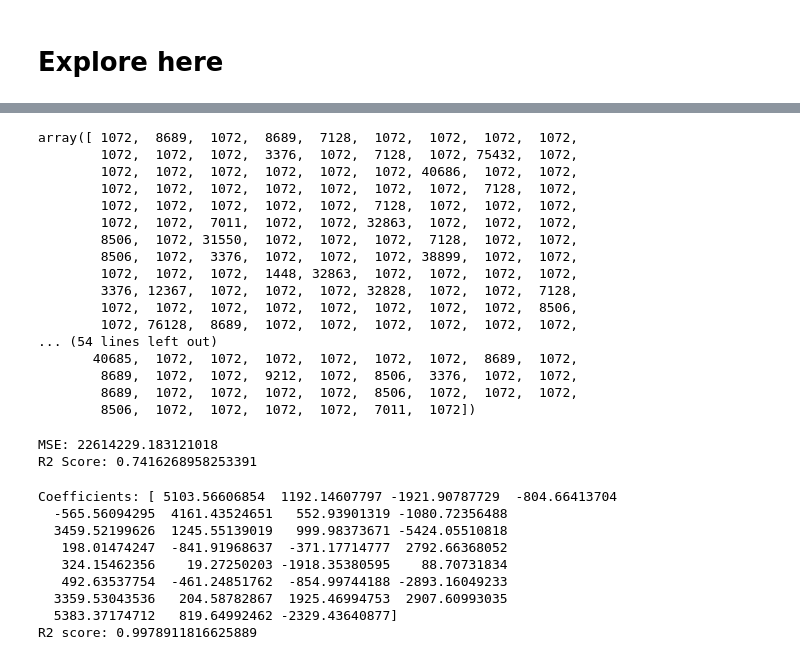
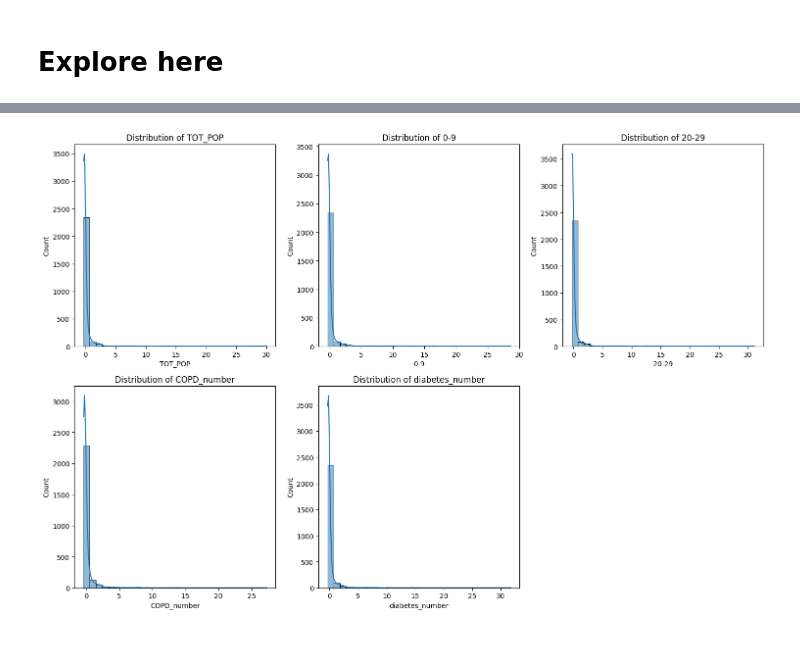
Before and after one commit to Mariarodrigues27/regularizedlinearregression, a Jupyter notebook: src/explore.ipynb, the cells around one changed output, grey strips where cells are left out. Drawn from its saved outputs; the diff is of its cells as text; code cells hidden in the pictures.

```diff
--- a/src/explore.ipynb
+++ b/src/explore.ipynb
@@ -163,52 +103,0 @@ Coefficients: [[-0.07176681 -0.06702986 -0.07345488 ... -0.11970751 -0.08342366
-# %%
-y_pred = model.predict(X_test)
-y_pred
-# %% [output]
-array([ 1072,  8689,  1072,  8689,  7128,  1072,  1072,  1072,  1072,
-        1072,  1072,  1072,  3376,  1072,  7128,  1072, 75432,  1072,
-        1072,  1072,  1072,  1072,  1072,  1072, 40686,  1072,  1072,
-        1072,  1072,  1072,  1072,  1072,  1072,  1072,  7128,  1072,
-        1072,  1072,  1072,  1072,  1072,  7128,  1072,  1072,  1072,
-        1072,  1072,  7011,  1072,  1072, 32863,  1072,  1072,  1072,
-        8506,  1072, 31550,  1072,  1072,  1072,  7128,  1072,  1072,
-        8506,  1072,  3376,  1072,  1072,  1072, 38899,  1072,  1072,
-        1072,  1072,  1072,  1448, 32863,  1072,  1072,  1072,  1072,
-        3376, 12367,  1072,  1072,  1072, 32828,  1072,  1072,  7128,
-        1072,  1072,  1072,  1072,  1072,  1072,  1072,  1072,  8506,
-        1072, 76128,  8689,  1072,  1072,  1072,  1072,  1072,  1072,
-... (54 lines left out)
-       40685,  1072,  1072,  1072,  1072,  1072,  1072,  8689,  1072,
-        8689,  1072,  1072,  9212,  1072,  8506,  3376,  1072,  1072,
-        8689,  1072,  1072,  1072,  1072,  8506,  1072,  1072,  1072,
-        8506,  1072,  1072,  1072,  1072,  7011,  1072])
-# %%
-from sklearn.metrics import mean_squared_error, r2_score
-
-print(f"MSE: {mean_squared_error(y_test, y_pred)}")
-print(f"R2 Score: {r2_score(y_test, y_pred)}")
-# %% [output]
-MSE: 22614229.183121018
-R2 Score: 0.7416268958253391
-# %%
-from sklearn.linear_model import Lasso
-
-alpha = 1.0
-lasso_model = Lasso(alpha = alpha)
-
-# Training the model
-lasso_model.fit(X_train, y_train)
-
-# We evaluate the performance of the model on the test data
-score = lasso_model.score(X_test, y_test)
-print("Coefficients:", lasso_model.coef_)
-print("R2 score:", score)
-# %% [output]
-Coefficients: [ 5103.56606854  1192.14607797 -1921.90787729  -804.66413704
-  -565.56094295  4161.43524651   552.93901319 -1080.72356488
-  3459.52199626  1245.55139019   999.98373671 -5424.05510818
-   198.01474247  -841.91968637  -371.17714777  2792.66368052
-   324.15462356    19.27250203 -1918.35380595    88.70731834
-   492.63537754  -461.24851762  -854.99744188 -2893.16049233
-  3359.53043536   204.58782867  1925.46994753  2907.60993035
-  5383.37174712   819.64992462 -2329.43640877]
-R2 score: 0.9978911816625889
@@ -218,0 +104,12 @@ dump(lasso_model, open("../models/lasso_alpha-1.0.sav", "wb"))
+# %%
+features_to_plot = ['TOT_POP', '0-9', '20-29', 'COPD_number', 'diabetes_number']
+
+plt.figure(figsize=(15, 10))
+for i, feature in enumerate(features_to_plot):
+    plt.subplot(2, 3, i+1)
+    sns.histplot(train_data[feature], bins=30, kde=True)
+    plt.title(f'Distribution of {feature}')
+plt.tight_layout()
+plt.show()
+# %% [output]
+[figure, added]
```
Also changed, not shown: parts of 25 cells of this notebook.
